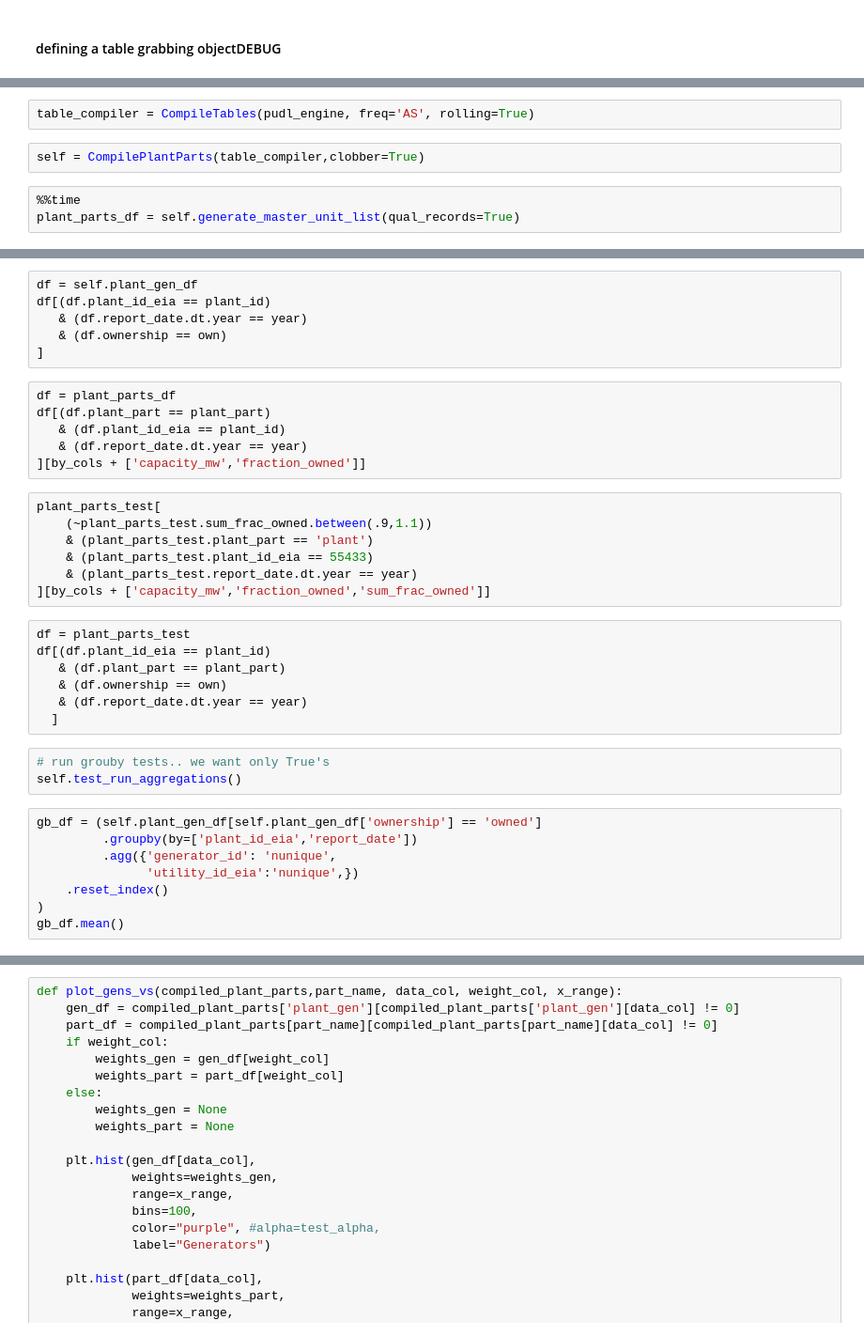
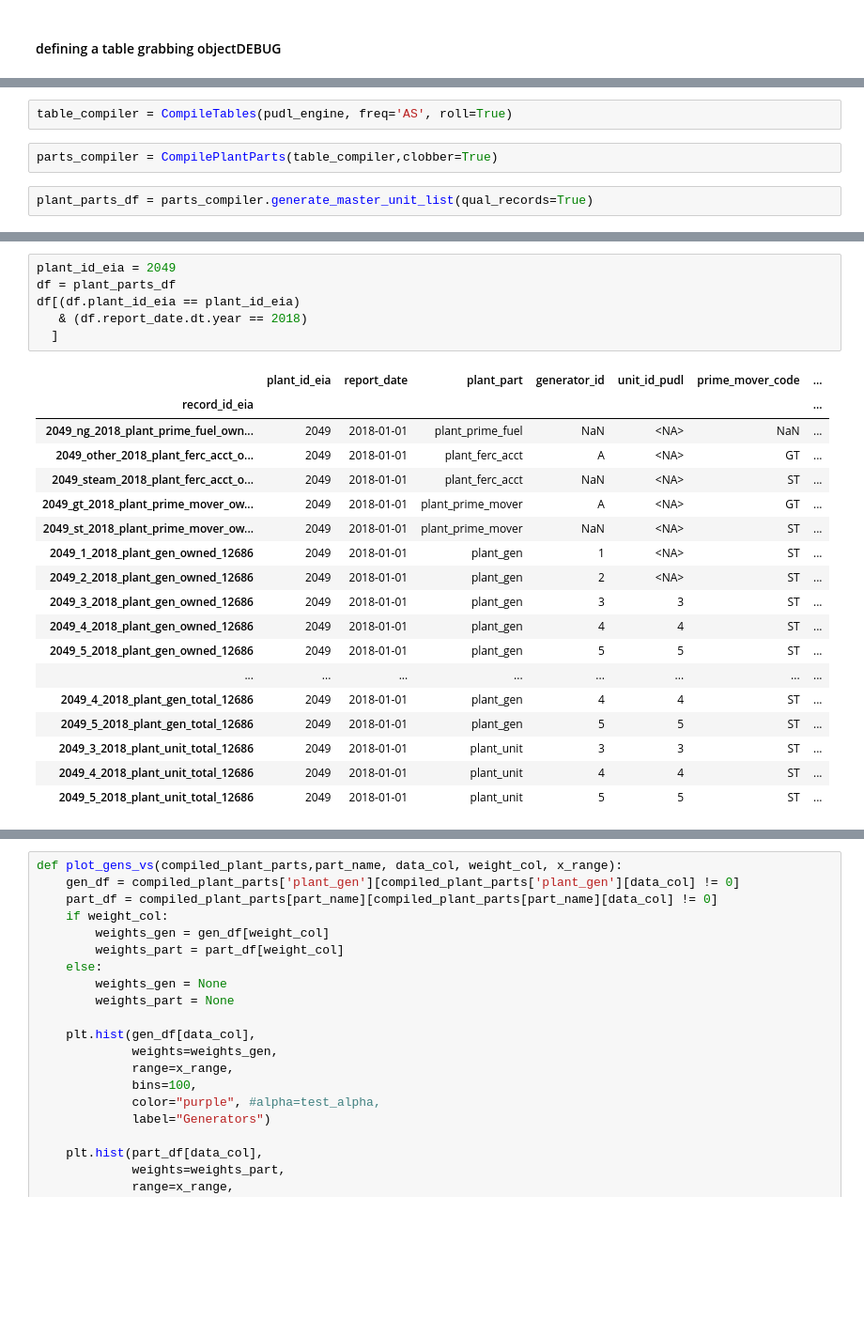
Before and after one commit to catalyst-cooperative/rmi-ferc1-eia, a Jupyter notebook: notebooks/make_master_unit_list_eia.ipynb, the cells around one changed output, grey strips where cells are left out. Shown at 94% size. Drawn from its saved outputs; the diff is of its cells as text; blank space fills up the shorter version.

```diff
--- a/notebooks/make_master_unit_list_eia.ipynb
+++ b/notebooks/make_master_unit_list_eia.ipynb
@@ -42,8 +43,7 @@ pudl_out = pudl.output.pudltabl.PudlTabl(pudl_engine,freq=freq,roll=True,fill=Tr
 # %%
-table_compiler = CompileTables(pudl_engine, freq='AS', rolling=True)
+table_compiler = CompileTables(pudl_engine, freq='AS', roll=True)
 # %%
-self = CompilePlantParts(table_compiler,clobber=True)
+parts_compiler = CompilePlantParts(table_compiler,clobber=True)
 # %%
-%%time
-plant_parts_df = self.generate_master_unit_list(qual_records=True)
+plant_parts_df = parts_compiler.generate_master_unit_list(qual_records=True)
 # %% [output]
@@ -78,37 +124,25 @@ year = 2018
 # %%
-df = self.plant_gen_df
-df[(df.plant_id_eia == plant_id)
-   & (df.report_date.dt.year == year)
-   & (df.ownership == own)
-]
+plant_id_eia = 2049
+df = plant_parts_df
+df[(df.plant_id_eia == plant_id_eia)
+   & (df.report_date.dt.year == 2018)
+  ]
+# %% [output]
+|  | plant_id_eia | report_date | plant_part | generator_id | unit_id_pudl | prime_mover_code | ... |
+| record_id_eia |  |  |  |  |  |  | ... |
+| 2049_ng_2018_plant_prime_fuel_own... | 2049 | 2018-01-01 | plant_prime_fuel | NaN | <NA> | NaN | ... |
+| 2049_other_2018_plant_ferc_acct_o... | 2049 | 2018-01-01 | plant_ferc_acct | A | <NA> | GT | ... |
+| 2049_steam_2018_plant_ferc_acct_o... | 2049 | 2018-01-01 | plant_ferc_acct | NaN | <NA> | ST | ... |
+| 2049_gt_2018_plant_prime_mover_ow... | 2049 | 2018-01-01 | plant_prime_mover | A | <NA> | GT | ... |
+| 2049_st_2018_plant_prime_mover_ow... | 2049 | 2018-01-01 | plant_prime_mover | NaN | <NA> | ST | ... |
+| 2049_1_2018_plant_gen_owned_12686 | 2049 | 2018-01-01 | plant_gen | 1 | <NA> | ST | ... |
+| 2049_2_2018_plant_gen_owned_12686 | 2049 | 2018-01-01 | plant_gen | 2 | <NA> | ST | ... |
+| 2049_3_2018_plant_gen_owned_12686 | 2049 | 2018-01-01 | plant_gen | 3 | 3 | ST | ... |
+| 2049_4_2018_plant_gen_owned_12686 | 2049 | 2018-01-01 | plant_gen | 4 | 4 | ST | ... |
+| 2049_5_2018_plant_gen_owned_12686 | 2049 | 2018-01-01 | plant_gen | 5 | 5 | ST | ... |
+| ... | ... | ... | ... | ... | ... | ... | ... |
+| 2049_4_2018_plant_gen_total_12686 | 2049 | 2018-01-01 | plant_gen | 4 | 4 | ST | ... |
+| 2049_5_2018_plant_gen_total_12686 | 2049 | 2018-01-01 | plant_gen | 5 | 5 | ST | ... |
+| 2049_3_2018_plant_unit_total_12686 | 2049 | 2018-01-01 | plant_unit | 3 | 3 | ST | ... |
+| 2049_4_2018_plant_unit_total_12686 | 2049 | 2018-01-01 | plant_unit | 4 | 4 | ST | ... |
+| 2049_5_2018_plant_unit_total_12686 | 2049 | 2018-01-01 | plant_unit | 5 | 5 | ST | ... |
-# %%
-df = plant_parts_df
-df[(df.plant_part == plant_part)
-   & (df.plant_id_eia == plant_id)
-   & (df.report_date.dt.year == year)
-][by_cols + ['capacity_mw','fraction_owned']]
-# %%
-plant_parts_test[
-    (~plant_parts_test.sum_frac_owned.between(.9,1.1))
-    & (plant_parts_test.plant_part == 'plant')
-    & (plant_parts_test.plant_id_eia == 55433)
-    & (plant_parts_test.report_date.dt.year == year)
-][by_cols + ['capacity_mw','fraction_owned','sum_frac_owned']]
-# %%
-df = plant_parts_test
-df[(df.plant_id_eia == plant_id)
-   & (df.plant_part == plant_part)
-   & (df.ownership == own)
-   & (df.report_date.dt.year == year)
-  ]
-# %%
-# run grouby tests.. we want only True's
-self.test_run_aggregations()
-# %%
-gb_df = (self.plant_gen_df[self.plant_gen_df['ownership'] == 'owned']
-         .groupby(by=['plant_id_eia','report_date'])
-         .agg({'generator_id': 'nunique',
-               'utility_id_eia':'nunique',})
-    .reset_index()
-)
-gb_df.mean()
```
Also changed, not shown: parts of 36 cells of this notebook, 1 other file.
